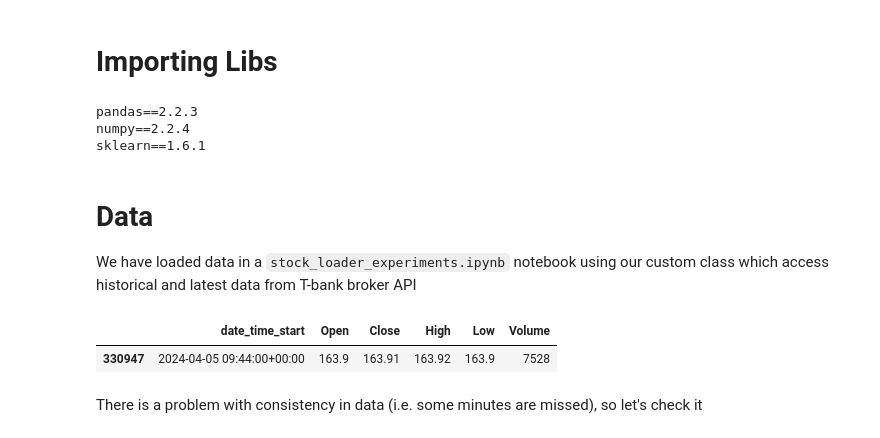
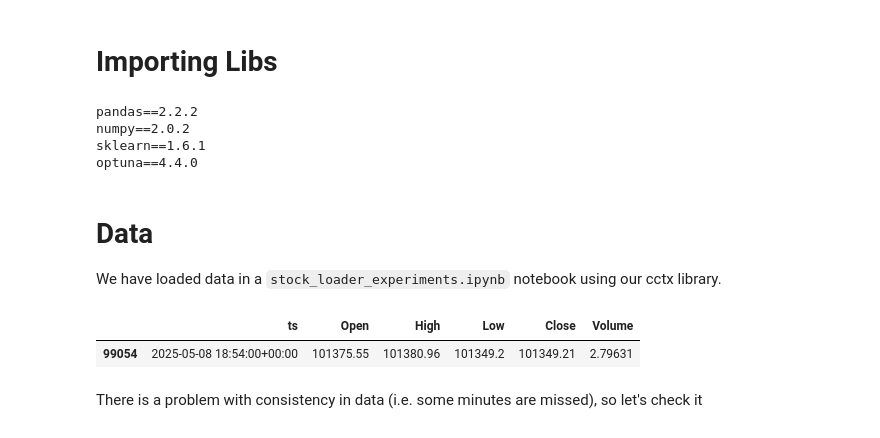
Before and after one commit to argirovga/stock_ai_bot, a Jupyter notebook: experiments/classic_ml_experiments.ipynb, the cells around one changed output. Saved outputs shown, nothing was run; the diff lists cells and outputs as text; code cells hidden in the pictures.

Commit message:
Updated older notebooks

```diff
--- a/experiments/classic_ml_experiments.ipynb
+++ b/experiments/classic_ml_experiments.ipynb
@@ -2,9 +2,52 @@
 # Importing Libs
 # %%
 # ML
-from sklearn.svm import SVR
+from sklearn.linear_model import LogisticRegression
+from sklearn.calibration import CalibratedClassifierCV
+import lightgbm as lgb
+from catboost import CatBoostClassifier, Pool
+
+from sklearn.preprocessing import (
+    StandardScaler,
+    MinMaxScaler,
+    RobustScaler,
+    Normalizer,
+    OneHotEncoder,
+    LabelEncoder,
+    OrdinalEncoder
+)
+
+from sklearn.pipeline import Pipeline
+from sklearn.base import clone
+
+from sklearn.metrics import (
+    accuracy_score,
+    mean_squared_error,
+    r2_score,
+    precision_score,
+    recall_score,
+    f1_score,
+    confusion_matrix,
+    classification_report,
+    balanced_accuracy_score,
+    average_precision_score,
+    roc_auc_score,
+    brier_score_loss
+)
+from sklearn.model_selection import (
+    TimeSeriesSplit
+)
+
+import optuna
 
 import sklearn
+
+# DL
+import torch
+import torch.nn as nn
+from torch.utils.data import Dataset, DataLoader
+import torch.optim as optim
+import torch.nn.functional as F
 
 # TA tools
 import ta
@@ -16,6 +59,11 @@ import pandas as pd
 # visualize
 import matplotlib.pyplot as plt
 import seaborn as sns
+from IPython.display import HTML, display
+
+from tqdm.notebook import tqdm
+
+import logging, time
 
 # options
 pd.set_option('display.max_columns', None)
@@ -24,26 +72,27 @@ pd.set_option('display.max_columns', None)
 print(f"pandas=={pd.__version__}")
 print(f"numpy=={np.__version__}")
 print(f"sklearn=={sklearn.__version__}")
+print(f"optuna=={optuna.__version__}")
 # %% [output]
-pandas==2.2.3
-numpy==2.2.4
+pandas==2.2.2
+numpy==2.0.2
 sklearn==1.6.1
+optuna==4.4.0
 # %% [markdown]
 # Data
 
-We have loaded data in a `stock_loader_experiments.ipynb` notebook  using our custom class which access historical and latest data from T-bank broker API
+We have loaded data in a `stock_loader_experiments.ipynb` notebook  using our cctx library.
 # %%
 # let's take Gazprom stocks data
-df_base = pd.read_parquet('data/raw_data/GAZP_2023_2024.parquet')
+df_base = pd.read_parquet('BTC_USD_since_2025_03_01.parquet')
 
 # converting and deleting some columns
-df_base['date_time_start'] = pd.to_datetime(df_base['date_time_start'])
-df_base.drop(columns=['uid', 'ticker', 'figi', 'Spare'], inplace=True)
+df_base['ts'] = pd.to_datetime(df_base['ts'])
 
 df_base.sample(1)
 # %% [output]
-|  | date_time_start | Open | Close | High | Low | Volume |
-| 330947 | 2024-04-05 09:44:00+00:00 | 163.9 | 163.91 | 163.92 | 163.9 | 7528 |
+|  | ts | Open | High | Low | Close | Volume |
+| 99054 | 2025-05-08 18:54:00+00:00 | 101375.55 | 101380.96 | 101349.2 | 101349.21 | 2.79631 |
 # %% [markdown]
 There is a problem with consistency in data (i.e. some minutes are missed), so let's check it
 # %%
```
Also changed, not shown: parts of 44 cells of this notebook, 1 other file.
